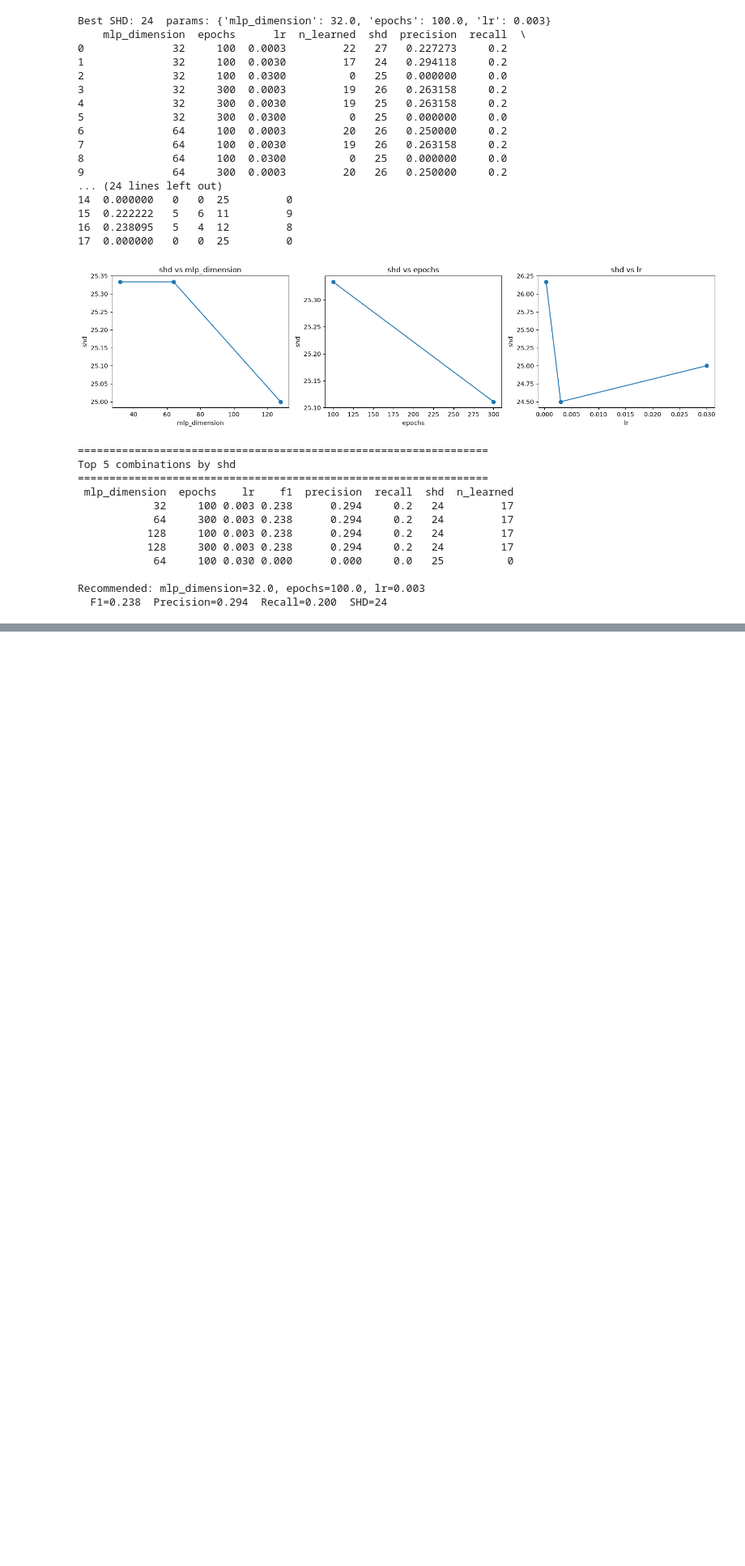
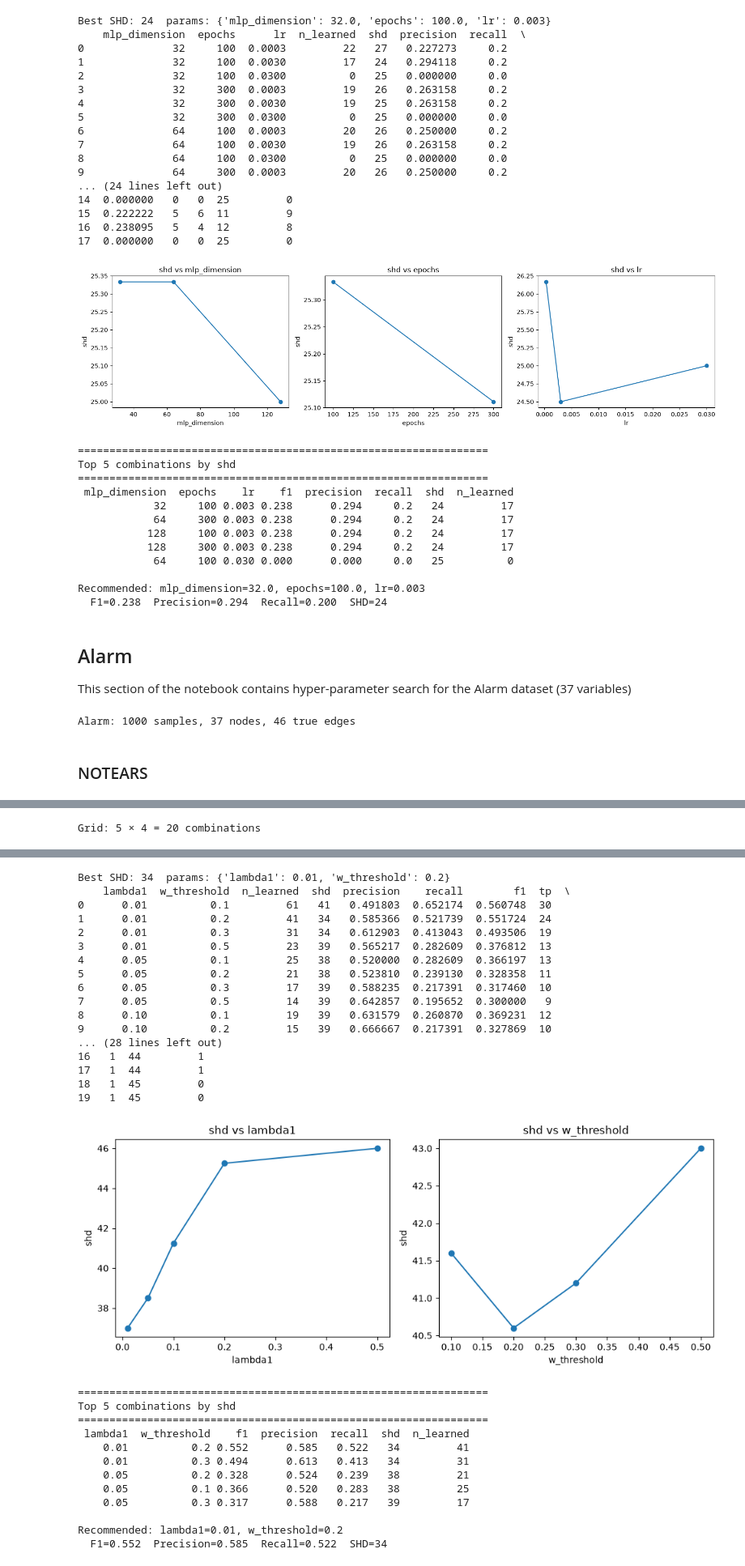
Before and after one commit to Tarekun/bayesian-continuous, a Jupyter notebook: gridsearch.ipynb, the cells around one changed output, grey strips where cells are left out. Shown at 81% size. Drawn from its saved outputs; the diff is of its cells as text; code cells hidden in the pictures; blank space fills up the shorter version.

```diff
--- a/gridsearch.ipynb
+++ b/gridsearch.ipynb
@@ -771,3 +771,21 @@ Top 5 combinations by shd
 
 Recommended: mlp_dimension=32.0, epochs=100.0, lr=0.003
   F1=0.238  Precision=0.294  Recall=0.200  SHD=24
+# %% [markdown]
+## Alarm
+
+This section of the notebook contains hyper-parameter search for the Alarm dataset (37 variables)
+# %%
+alarm_df, alarm_dag = load_alarm(1000, SEED)
+print(f"Alarm: {alarm_df.shape[0]} samples, {alarm_df.shape[1]} nodes, {len(alarm_dag.edges())} true edges")
+# %% [output]
+Alarm: 1000 samples, 37 nodes, 46 true edges
+# %% [markdown]
+### NOTEARS
+# %%
+NOTEARS_BARLEY_PARAM_GRID = {
+    "lambda1":     [0.01, 0.05, 0.1, 0.2, 0.5],
+    "w_threshold": [0.1, 0.2, 0.3, 0.5],
+}
+search_and_report(alarm_df, alarm_dag, NOTEARS_BARLEY_PARAM_GRID, "notears")
+# %% [output]
@@ -773,0 +793 @@ Recommended: mlp_dimension=32.0, epochs=100.0, lr=0.003
+Grid: 5 × 4 = 20 combinations
@@ -773,0 +811,30 @@ Recommended: mlp_dimension=32.0, epochs=100.0, lr=0.003
+Best SHD: 34  params: {'lambda1': 0.01, 'w_threshold': 0.2}
+    lambda1  w_threshold  n_learned  shd  precision    recall        f1  tp  \
+0      0.01          0.1         61   41   0.491803  0.652174  0.560748  30
+1      0.01          0.2         41   34   0.585366  0.521739  0.551724  24
+2      0.01          0.3         31   34   0.612903  0.413043  0.493506  19
+3      0.01          0.5         23   39   0.565217  0.282609  0.376812  13
+4      0.05          0.1         25   38   0.520000  0.282609  0.366197  13
+5      0.05          0.2         21   38   0.523810  0.239130  0.328358  11
+6      0.05          0.3         17   39   0.588235  0.217391  0.317460  10
+7      0.05          0.5         14   39   0.642857  0.195652  0.300000   9
+8      0.10          0.1         19   39   0.631579  0.260870  0.369231  12
+9      0.10          0.2         15   39   0.666667  0.217391  0.327869  10
+... (28 lines left out)
+16   1  44         1
+17   1  44         1
+18   1  45         0
+19   1  45         0
+[figure, added]
+=================================================================
+Top 5 combinations by shd
+=================================================================
+ lambda1  w_threshold    f1  precision  recall  shd  n_learned
+    0.01          0.2 0.552      0.585   0.522   34         41
+    0.01          0.3 0.494      0.613   0.413   34         31
+    0.05          0.2 0.328      0.524   0.239   38         21
+    0.05          0.1 0.366      0.520   0.283   38         25
+    0.05          0.3 0.317      0.588   0.217   39         17
+
+Recommended: lambda1=0.01, w_threshold=0.2
+  F1=0.552  Precision=0.585  Recall=0.522  SHD=34
```
Also changed, not shown: parts of 8 cells of this notebook, 2 other files.
